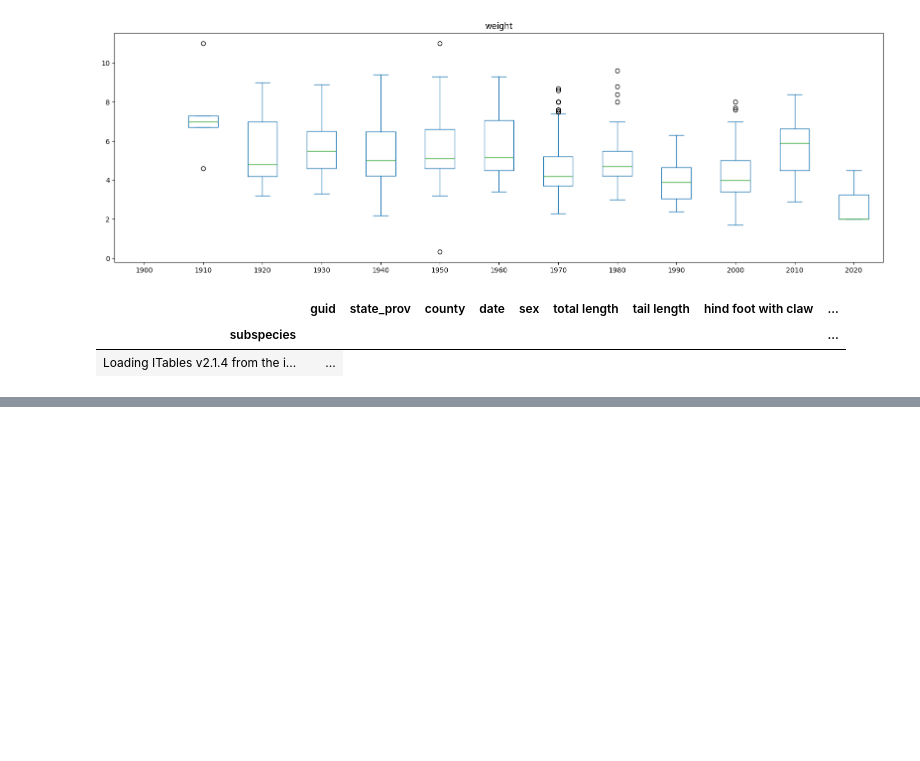
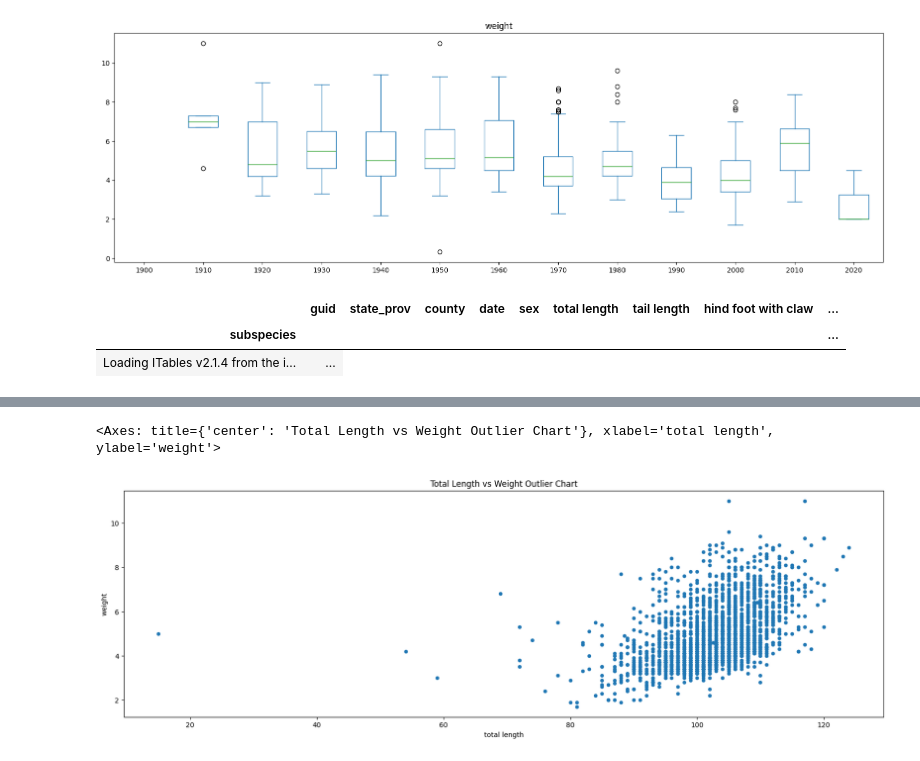
Before and after one commit to oakmanjacob/arctos-horribilis, a Jupyter notebook: notebooks/species_report.ipynb, the cells around one changed output, grey strips where cells are left out. Drawn from its saved outputs; the diff is of its cells as text; code cells hidden in the pictures; blank space fills up the shorter version.

```diff
--- a/notebooks/species_report.ipynb
+++ b/notebooks/species_report.ipynb
@@ -133,0 +139,5 @@ species_data[["guid", "subspecies", "state_prov", "county", "date", "sex", "tota
+# %%
+species_data.plot(kind='scatter', x="total length", y="weight", title='Total Length vs Weight Outlier Chart')
+# %% [output]
+<Axes: title={'center': 'Total Length vs Weight Outlier Chart'}, xlabel='total length', ylabel='weight'>
+[figure, added]
```
Also changed, not shown: parts of 6 cells of this notebook, 5 other files.
